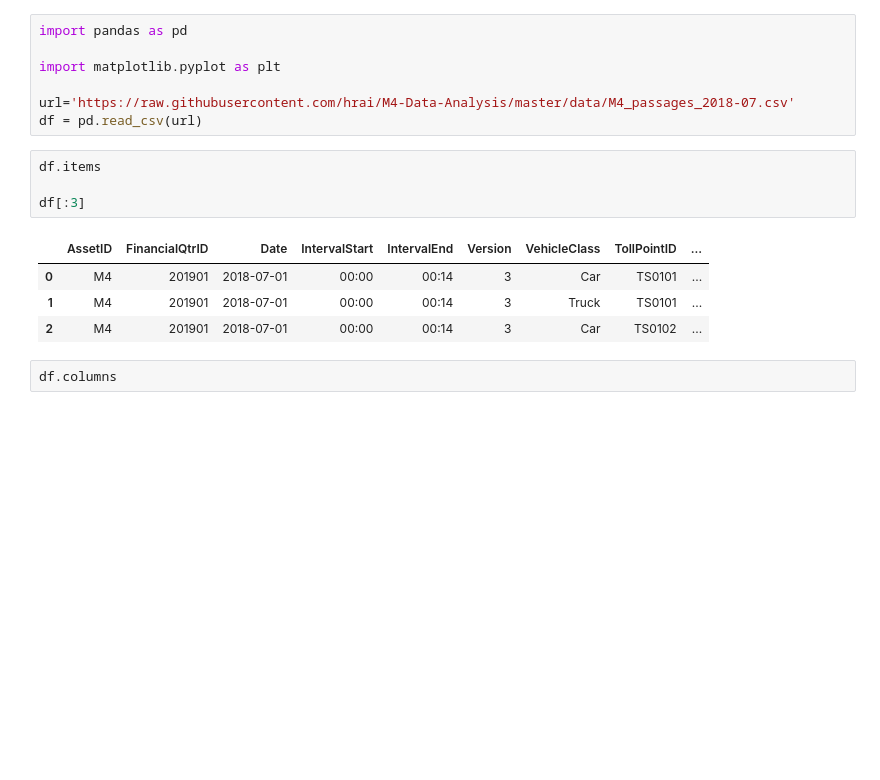
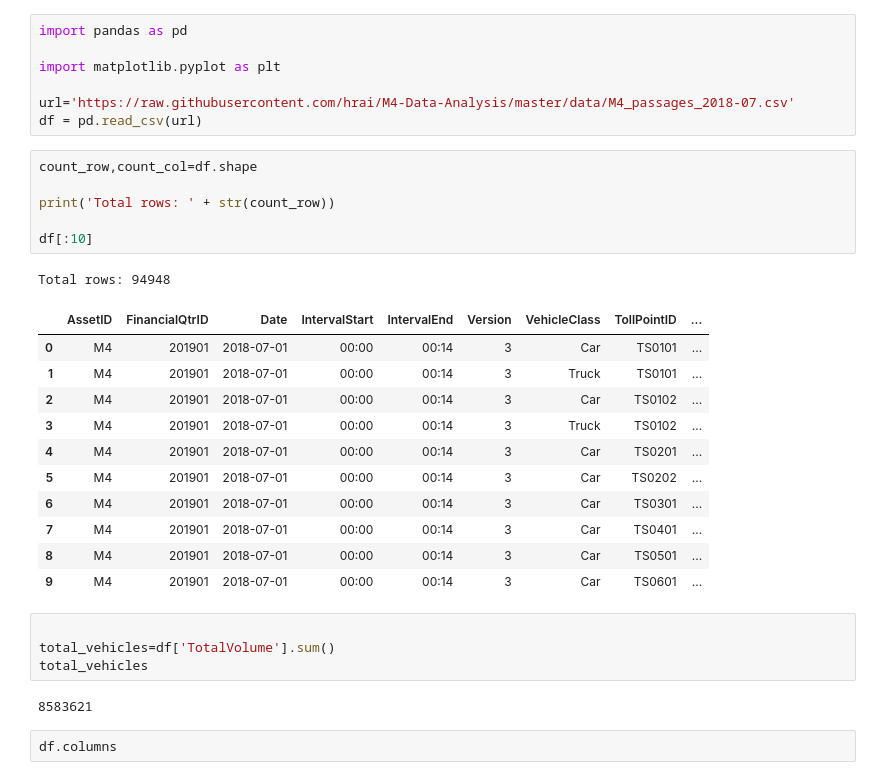
Before and after one commit to hrai/-M4-Data-Analysis, a Jupyter notebook: Assignment_2.ipynb, the cells around one changed output. Drawn from its saved outputs; the diff is of its cells as text; blank space fills up the shorter version.

```diff
--- a/Assignment_2.ipynb
+++ b/Assignment_2.ipynb
@@ -7,15 +7,31 @@ import matplotlib.pyplot as plt
 
 url='https://raw.githubusercontent.com/hrai/M4-Data-Analysis/master/data/M4_passages_2018-07.csv'
 df = pd.read_csv(url)
-# %%
-df.items
-
-df[:3]
-# %% [output]
-|  | AssetID | FinancialQtrID | Date | IntervalStart | IntervalEnd | Version | VehicleClass | TollPointID | ... |
-| 0 | M4 | 201901 | 2018-07-01 | 00:00 | 00:14 | 3 | Car | TS0101 | ... |
-| 1 | M4 | 201901 | 2018-07-01 | 00:00 | 00:14 | 3 | Truck | TS0101 | ... |
-| 2 | M4 | 201901 | 2018-07-01 | 00:00 | 00:14 | 3 | Car | TS0102 | ... |
+# %%
+count_row,count_col=df.shape
+
+print('Total rows: ' + str(count_row))
+
+df[:10]
+# %% [output]
+Total rows: 94948
+|  | AssetID | FinancialQtrID | Date | IntervalStart | IntervalEnd | Version | VehicleClass | TollPointID | ... |
+| 0 | M4 | 201901 | 2018-07-01 | 00:00 | 00:14 | 3 | Car | TS0101 | ... |
+| 1 | M4 | 201901 | 2018-07-01 | 00:00 | 00:14 | 3 | Truck | TS0101 | ... |
+| 2 | M4 | 201901 | 2018-07-01 | 00:00 | 00:14 | 3 | Car | TS0102 | ... |
+| 3 | M4 | 201901 | 2018-07-01 | 00:00 | 00:14 | 3 | Truck | TS0102 | ... |
+| 4 | M4 | 201901 | 2018-07-01 | 00:00 | 00:14 | 3 | Car | TS0201 | ... |
+| 5 | M4 | 201901 | 2018-07-01 | 00:00 | 00:14 | 3 | Car | TS0202 | ... |
+| 6 | M4 | 201901 | 2018-07-01 | 00:00 | 00:14 | 3 | Car | TS0301 | ... |
+| 7 | M4 | 201901 | 2018-07-01 | 00:00 | 00:14 | 3 | Car | TS0401 | ... |
+| 8 | M4 | 201901 | 2018-07-01 | 00:00 | 00:14 | 3 | Car | TS0501 | ... |
+| 9 | M4 | 201901 | 2018-07-01 | 00:00 | 00:14 | 3 | Car | TS0601 | ... |
+# %%
+
+total_vehicles=df['TotalVolume'].sum()
+total_vehicles
+# %% [output]
+8583621
 # %%
 df.columns
 # %% [output]
```
